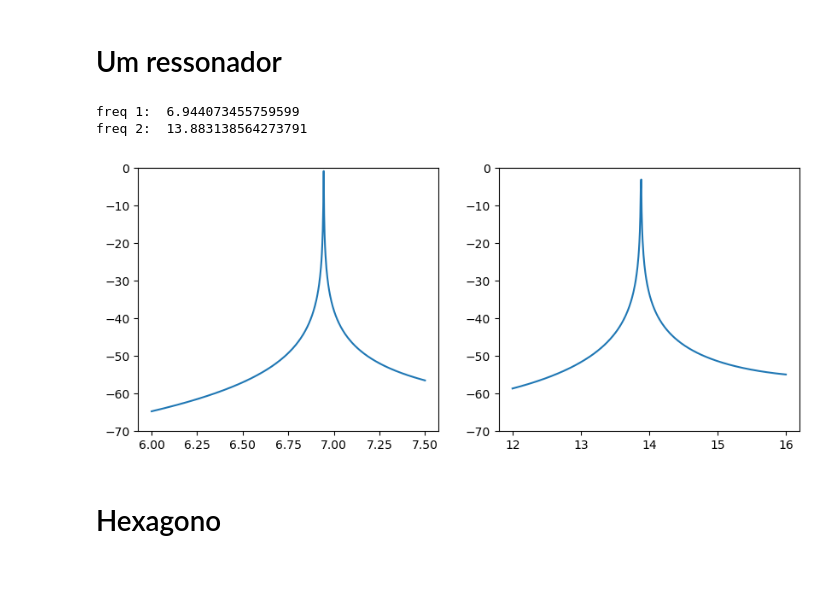
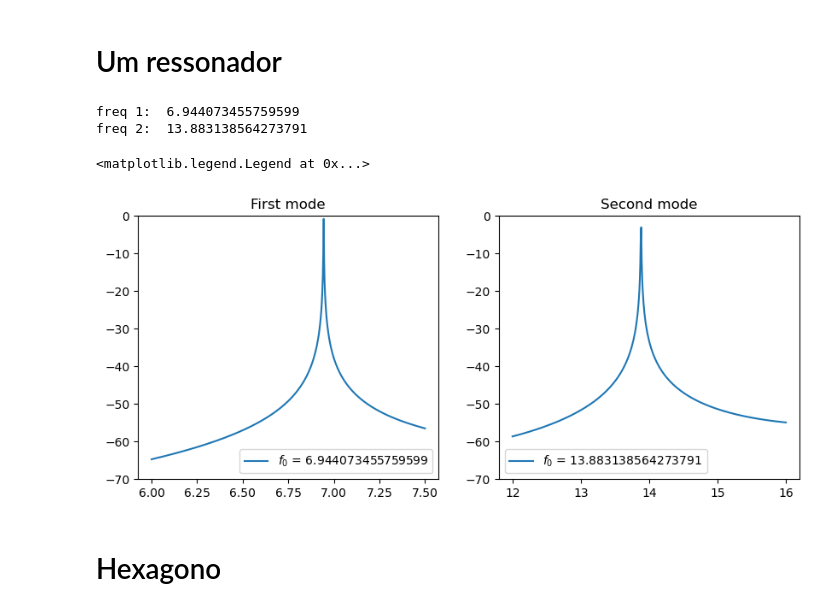
Before and after one commit to ScM-Edh/Projeto-Valentina, a Jupyter notebook: Rede grafeno/calculo rede hexagono.ipynb, the cells around one changed output. Drawn from its saved outputs; the diff is of its cells as text; code cells hidden in the pictures; blank space fills up the shorter version.

```diff
--- a/Rede grafeno/calculo rede hexagono.ipynb
+++ b/Rede grafeno/calculo rede hexagono.ipynb
@@ -6,25 +6,30 @@ import matplotlib.pyplot as plt
 # %%
 data1 = np.loadtxt('simulation 1 resonator - half wave mode.txt').T
 data2 = np.loadtxt('simulation 1 resonator - full wave mode.txt').T
 
 fig, ax = plt.subplots(1, 2, figsize=(10, 4))
 
-ax[0].plot(data1[0],data1[1])
-ax[0].set_ylim(-70,0)
-
 x_max = data1[0][np.argmax(data1[1])]
 print('freq 1: ',x_max)
 
-
-ax[1].plot(data2[0],data2[1])
-ax[1].set_ylim(-70,0)
+ax[0].plot(data1[0],data1[1], label=f'$f_0$ = {x_max}')
+ax[0].set_ylim(-70,0)
+ax[0].set_title('First mode')
+ax[0].legend()
+#######################################################
 
 x_max = data2[0][np.argmax(data2[1])]
 print('freq 2: ',x_max)
+
+ax[1].plot(data2[0],data2[1], label=f'$f_0$ = {x_max}')
+ax[1].set_ylim(-70,0)
+ax[1].set_title('Second mode')
+ax[1].legend()
 # %% [output]
 freq 1:  6.944073455759599
 freq 2:  13.883138564273791
+<matplotlib.legend.Legend at 0x...>
-[figure, old version]
+[figure, new version]
 # %% [markdown]
 # Hexagono
 # %% [markdown]
```
Also changed, not shown: parts of 5 cells of this notebook, 3 other files.
